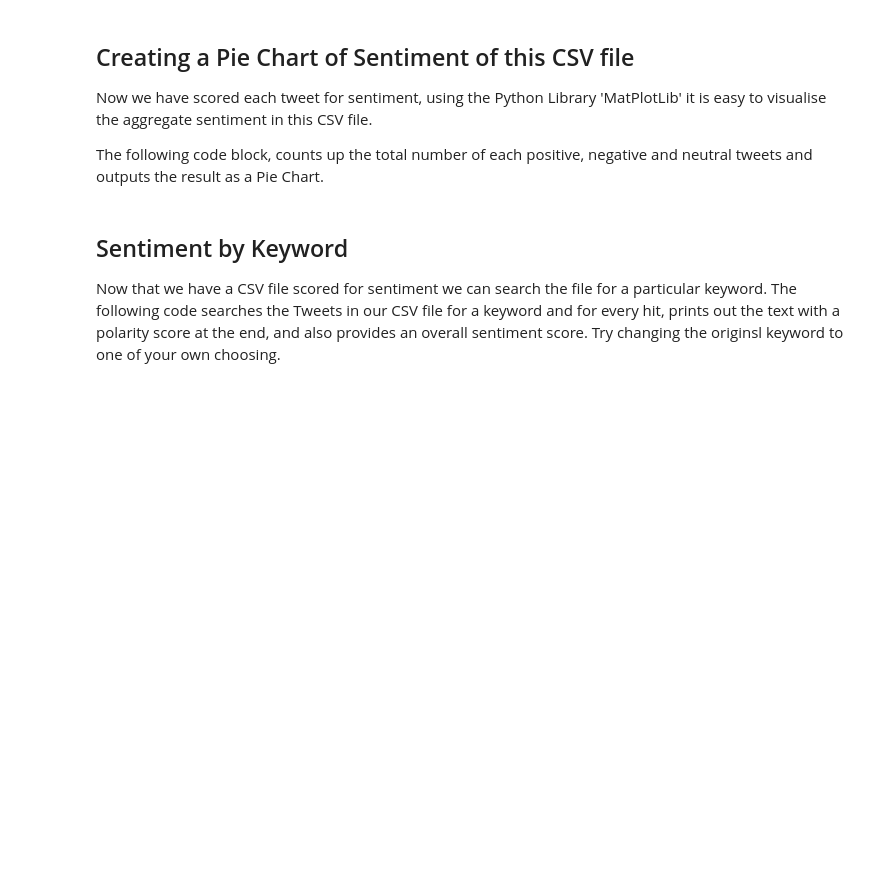
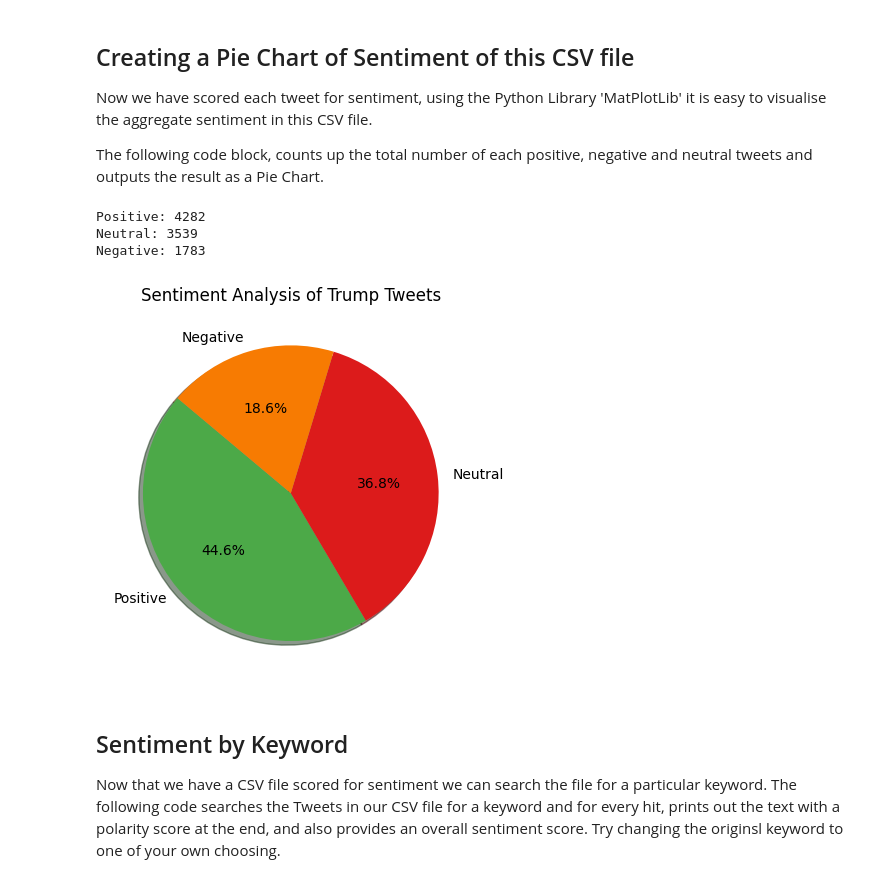
Before and after one commit to DCS-training/SentimentAnalysis, a Jupyter notebook: intro_sentiment_analysis_2021.ipynb, the cells around one changed output. Drawn from its saved outputs; the diff is of its cells as text; code cells hidden in the pictures; blank space fills up the shorter version.

Commit message:
Updated csv for May 2024 silent disco: more functional & pythonic

```diff
--- a/intro_sentiment_analysis_2021.ipynb
+++ b/intro_sentiment_analysis_2021.ipynb
@@ -187,0 +233,25 @@ with open(out_file, "w", newline='', encoding='utf-8') as outfile:
+# %%
+
+out_file = "trump-tweets-2020-sentiment.csv"
+
+def get_polarity(text: str) -> float:
+    """Returns the polarity of a text"""
+    return TextBlob(text).sentiment.polarity
+
+def get_subjectivity(text: str) -> float:
+    """Returns the polarity of a text"""
+    return TextBlob(text).sentiment.subjectivity
+
+# We can use pandas' `apply` function to apply our sentiment analysis functions to the data
+# and add columns for polarity, subjectivty, and sentiment
+def dataset_sa(data: pd.DataFrame) -> pd.DataFrame:
+    data['polarity'] = data['text'].apply(get_polarity).astype(float)
+    data['subjectivity'] = data['text'].apply(get_subjectivity).astype(float)
+    data['sentiment'] = data['polarity'].apply(classify_sentiment)
+    return data
+
+trump_tweets = dataset_sa(trump_tweets)
+trump_tweets.to_csv(out_file)
+
+print (f'{len(trump_tweets)} tweets analysed for sentiment - results written to {out_file}')
+trump_tweets.head()
@@ -236,3 +272,25 @@ plt.show()
+# %%
+# We don't need to load the data again - we already have it stored as `trump_tweets`:
+# but in case anyone is running these in separate sessions:
+# trump_tweets = pd.read_csv('trump-tweets-2020-sentiment.csv')
+
+sentiment_counts = dict(trump_tweets['sentiment'].value_counts())
+
+# print the totals
+for k, v in sentiment_counts.items():
+    print(f'{k}: {v}')
+
+# and make a nice pie chart
+colours = ["#4CA948", "#DC1B1B", "#F77B02", ]
+plt.pie(sentiment_counts.values(), labels=sentiment_counts.keys(), colors=colours,
+autopct='%1.1f%%', shadow=True, startangle=140)
+plt.title("Sentiment Analysis of Trump Tweets")
+plt.show()
+# %% [output]
+Positive: 4282
+Neutral: 3539
+Negative: 1783
+[figure, added]
 # %% [markdown]
 ## Sentiment by Keyword
 
```
Also changed, not shown: parts of 21 cells of this notebook.
